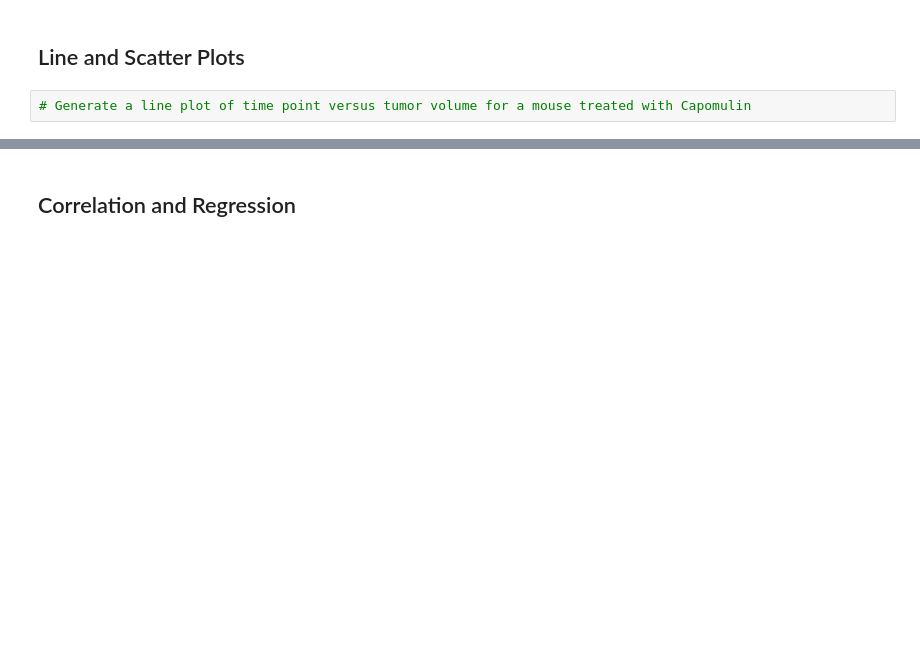
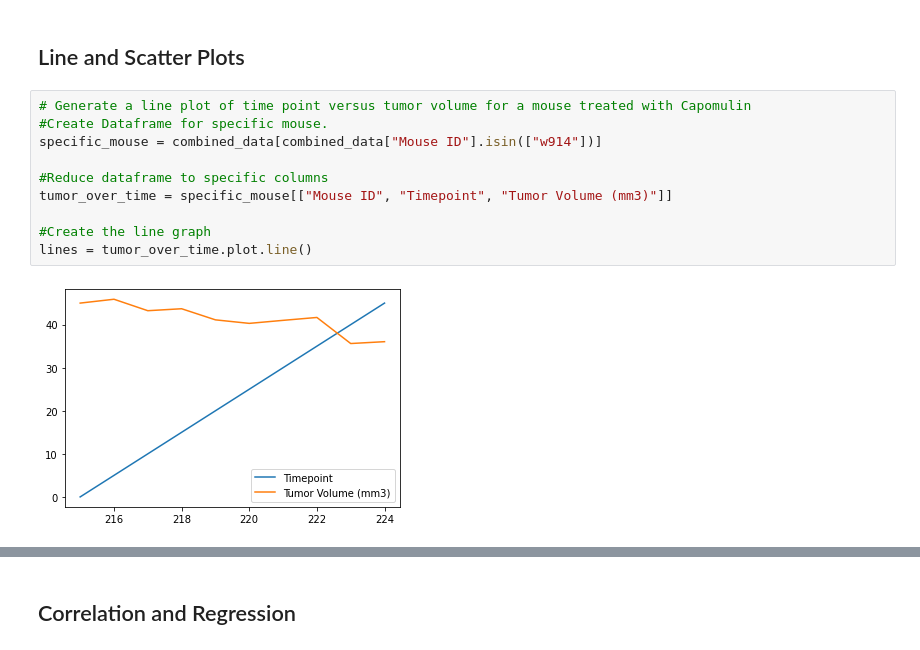
Before and after one commit to jely94/Matplotlib-Pymaceuticals, a Jupyter notebook: pymaceuticals_starter.ipynb, the cells around one changed output, grey strips where cells are left out. Drawn from its saved outputs; the diff is of its cells as text; blank space fills up the shorter version.

```diff
--- a/pymaceuticals_starter.ipynb
+++ b/pymaceuticals_starter.ipynb
@@ -194,5 +234,15 @@ Text(0, 0.5, 'Number of Mice')
 ## Line and Scatter Plots
 # %%
 # Generate a line plot of time point versus tumor volume for a mouse treated with Capomulin
+#Create Dataframe for specific mouse.
+specific_mouse = combined_data[combined_data["Mouse ID"].isin(["w914"])]
+
+#Reduce dataframe to specific columns
+tumor_over_time = specific_mouse[["Mouse ID", "Timepoint", "Tumor Volume (mm3)"]]
+
+#Create the line graph
+lines = tumor_over_time.plot.line()
+# %% [output]
+[figure, added]
 # %%
 # Generate a scatter plot of mouse weight versus average tumor volume for the Capomulin regimen
```
Also changed, not shown: parts of 6 cells of this notebook.
